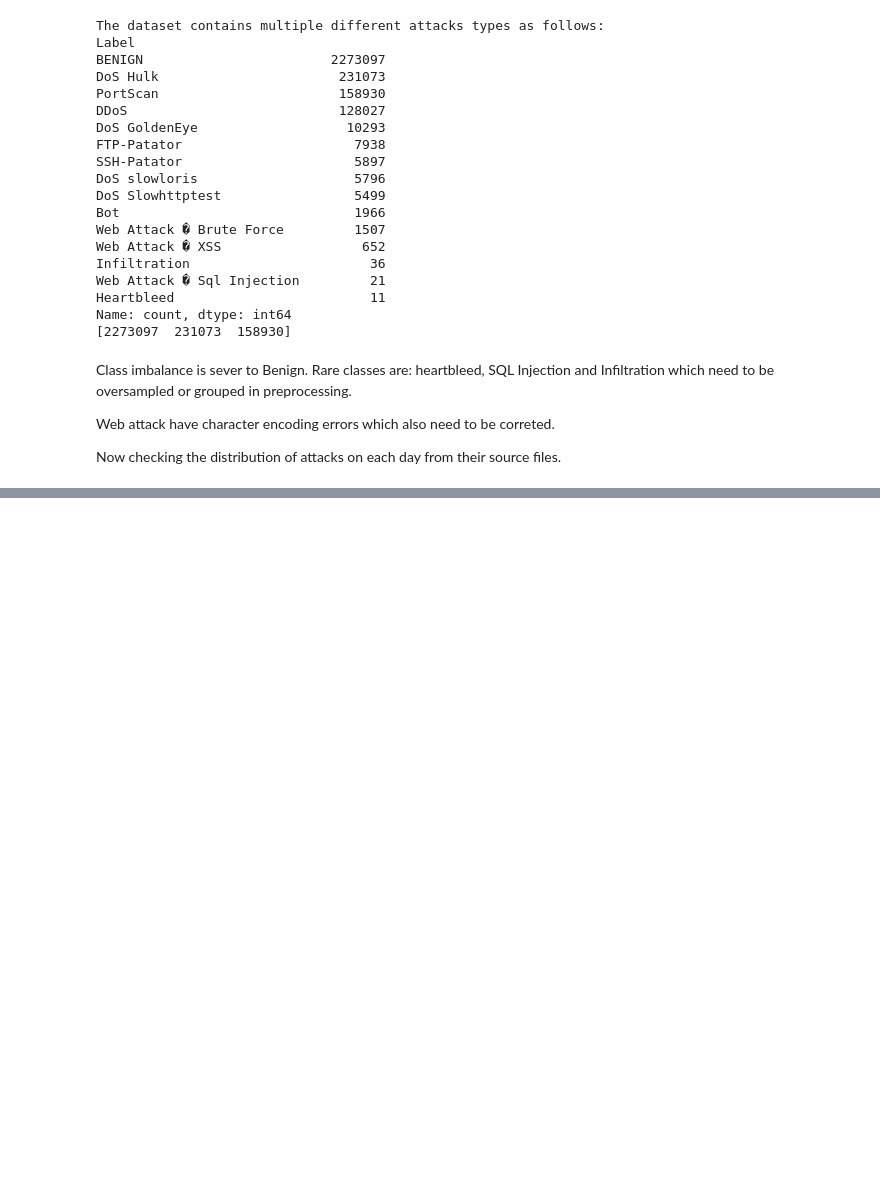
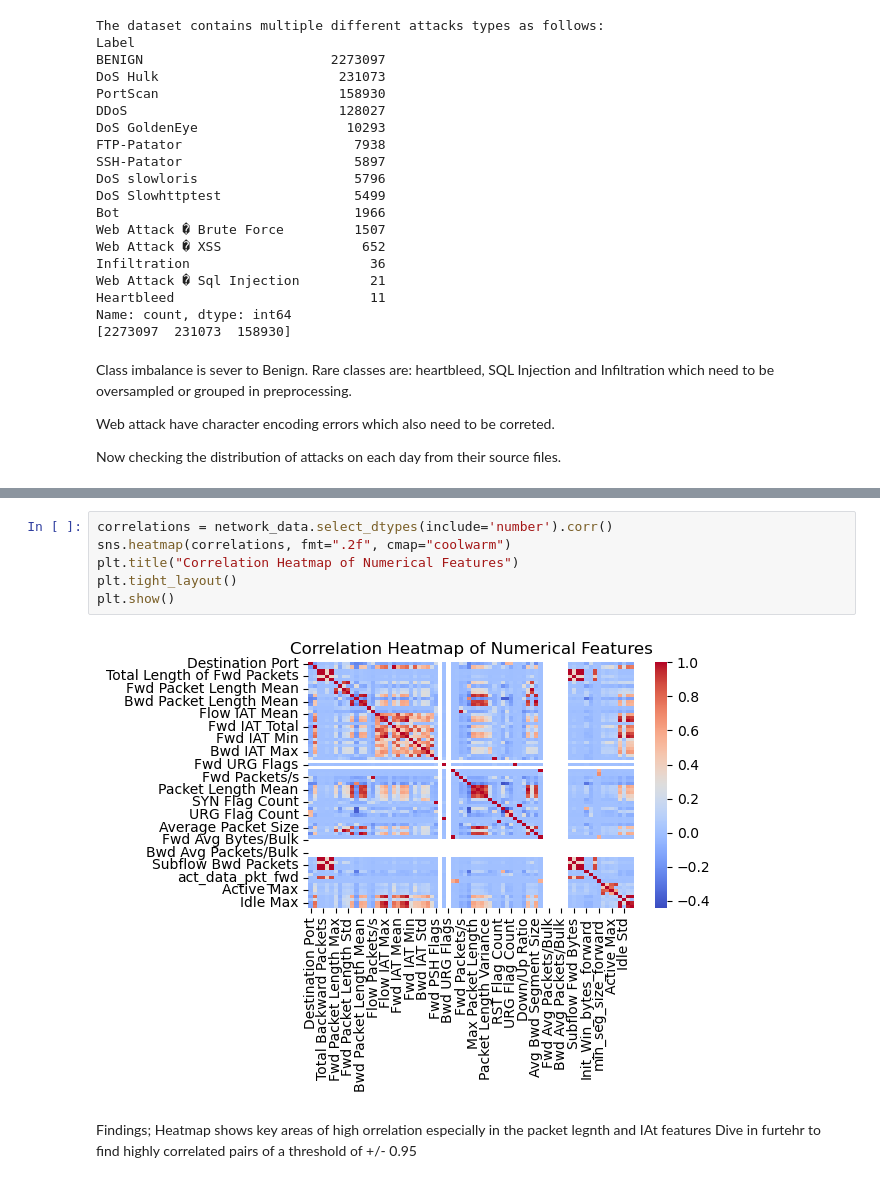
Before and after one commit to StanSouthwick/network-anomaly-detector, a Jupyter notebook: notebooks/01_eda.ipynb, the cells around one changed output, grey strips where cells are left out. Saved outputs shown, nothing was run; the diff lists cells and outputs as text; blank space fills up the shorter version.

```diff
--- a/notebooks/01_eda.ipynb
+++ b/notebooks/01_eda.ipynb
@@ -198,0 +233,11 @@ Moving on to feature analysis
+# %%
+correlations = network_data.select_dtypes(include='number').corr()
+sns.heatmap(correlations, fmt=".2f", cmap="coolwarm")
+plt.title("Correlation Heatmap of Numerical Features")
+plt.tight_layout()
+plt.show()
+# %% [output]
+[figure, added]
+# %% [markdown]
+Findings; Heatmap shows key areas of high orrelation especially in the packet legnth and IAt features
+Dive in furtehr to find highly correlated pairs of a threshold of +/- 0.95
```
Also changed, not shown: parts of 9 cells of this notebook.
